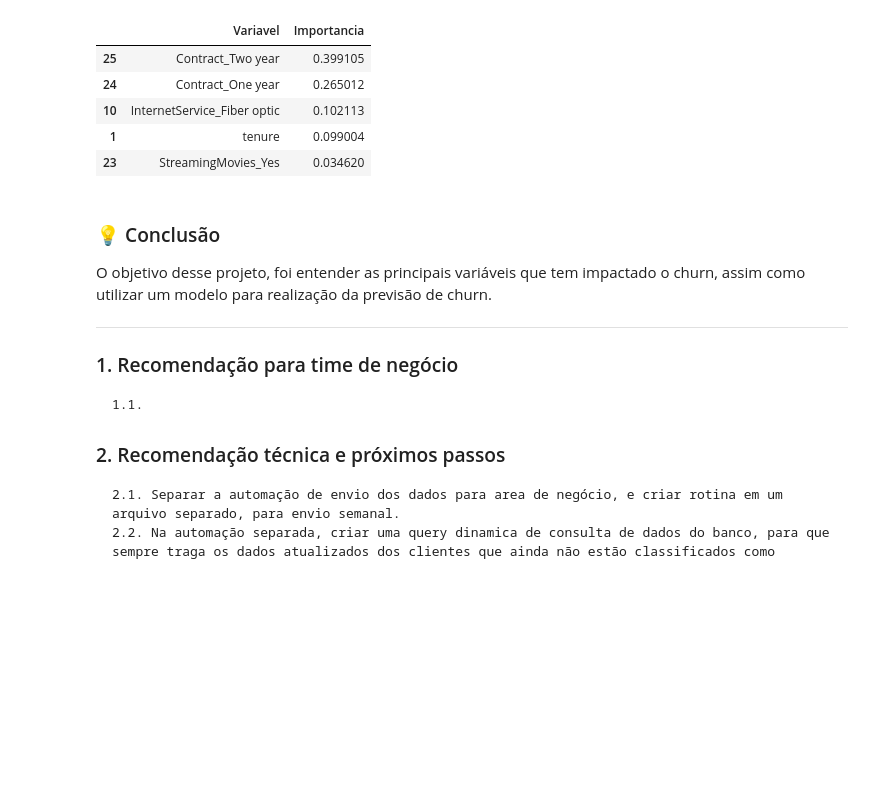
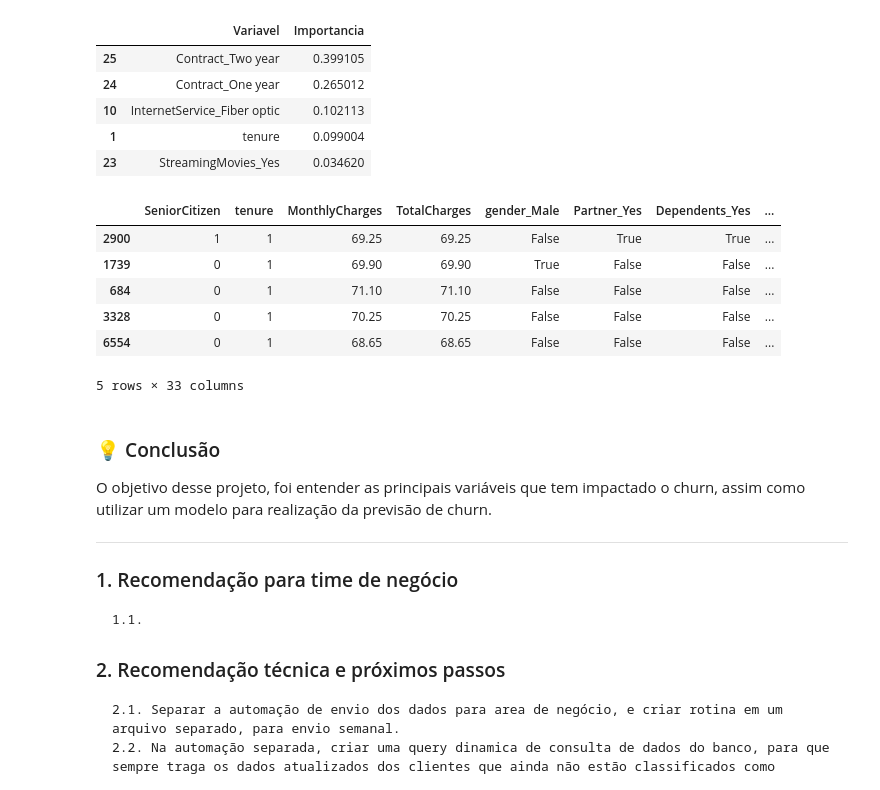
Before and after one commit to diogobueno-analytics/churn-prediction-ibm-telco, a Jupyter notebook: churn_prediction_ibm.ipynb, the cells around one changed output. Saved outputs shown, nothing was run; the diff lists cells and outputs as text; code cells hidden in the pictures; blank space fills up the shorter version.

Commit message:
Criando CSV Churn

```diff
--- a/churn_prediction_ibm.ipynb
+++ b/churn_prediction_ibm.ipynb
@@ -525,6 +525,25 @@ importancias.head().sort_values(by='Importancia', ascending=False)
 | 23 | StreamingMovies_Yes | 0.034620 |
 # %%
 # Automação para envio da base de clientes de possível churn para area de negócio.
+
+df_resultado = x_test
+df_resultado['Churn_proba'] = y_pred_tree_proba
+df_resultado['Churn_previsao'] = y_pred_tree
+
+df_resultado = df_resultado[df_resultado['Churn_previsao'] == 1]
+df_resultado = df_resultado.sort_values(by='Churn_proba', ascending=False)
+
+
+df_resultado.to_csv()
+df_resultado.head()
+# %% [output]
+|  | SeniorCitizen | tenure | MonthlyCharges | TotalCharges | gender_Male | Partner_Yes | Dependents_Yes | ... |
+| 2900 | 1 | 1 | 69.25 | 69.25 | False | True | True | ... |
+| 1739 | 0 | 1 | 69.90 | 69.90 | True | False | False | ... |
+| 684 | 0 | 1 | 71.10 | 71.10 | False | False | False | ... |
+| 3328 | 0 | 1 | 70.25 | 70.25 | False | False | False | ... |
+| 6554 | 0 | 1 | 68.65 | 68.65 | False | False | False | ... |
+5 rows × 33 columns
 # %% [markdown]
 ### 💡 Conclusão
 O objetivo desse projeto, foi entender as principais variáveis que tem impactado o churn, assim como utilizar um modelo para realização da previsão de churn.
```
Also changed, not shown: 1 other file.
